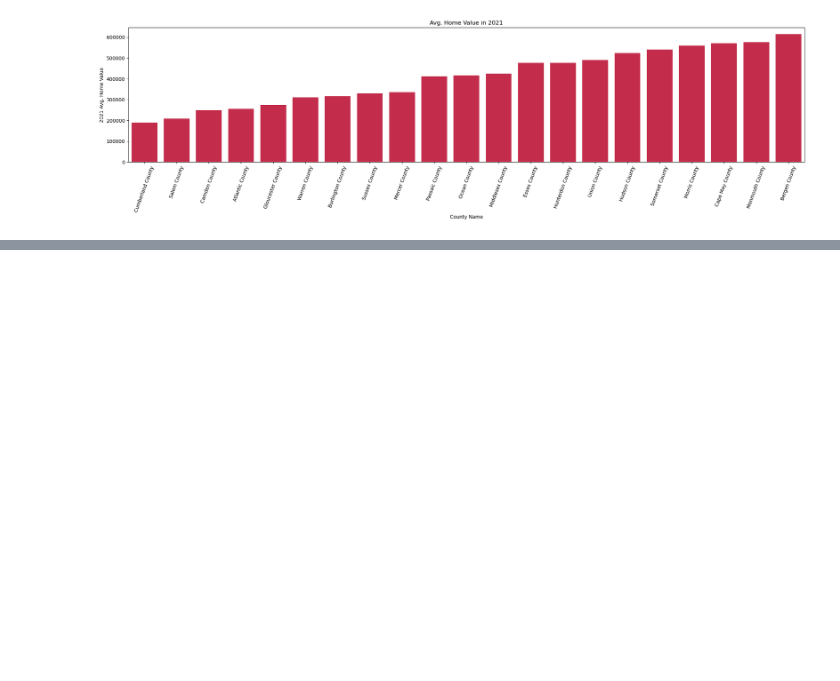
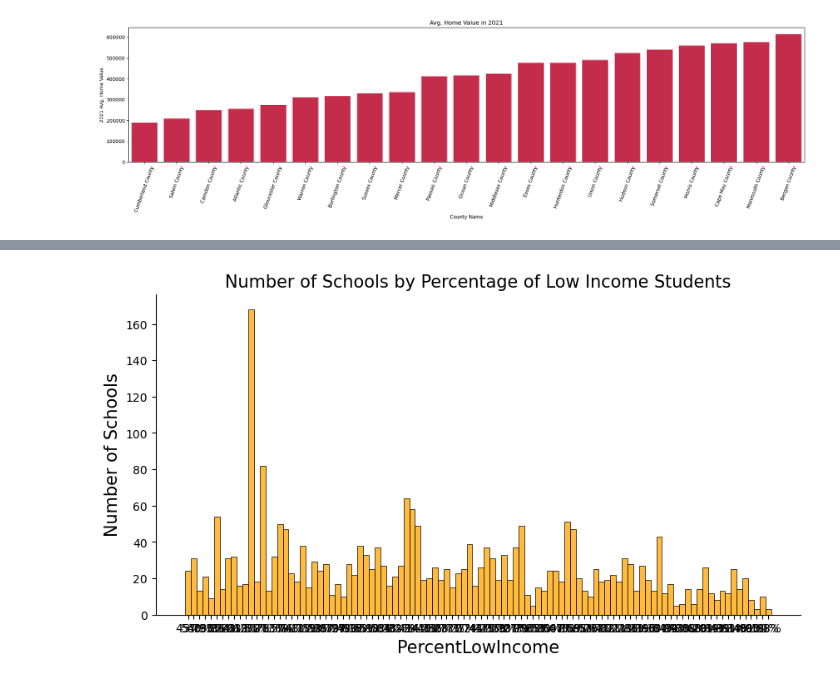
Before and after one commit to tlochan/ProjectOne, a Jupyter notebook: Data Cleaning.ipynb, the cells around one changed output, grey strips where cells are left out. Cells and saved outputs as stored; diff of their text form; code cells hidden in the pictures; blank space fills up the shorter version.

```diff
--- a/Data Cleaning.ipynb
+++ b/Data Cleaning.ipynb
@@ -480,0 +510,11 @@ plt.show()
+# %%
+plt.figure(figsize=(10,5))
+sns.set_context(rc={'axes.labelsize':15})
+ax = sns.histplot(greatDf['PercentLowIncome'], bins = 18, color = 'orange')
+sns.despine()
+ax.set_title('Number of Schools by Percentage of Low Income Students', fontdict = {'fontsize': 15})
+ax.set_xlabel('PercentLowIncome')
+ax.set_ylabel('Number of Schools')
+plt.show()
+# %% [output]
+[figure, added]
```
Also changed, not shown: parts of 2 cells of this notebook.
